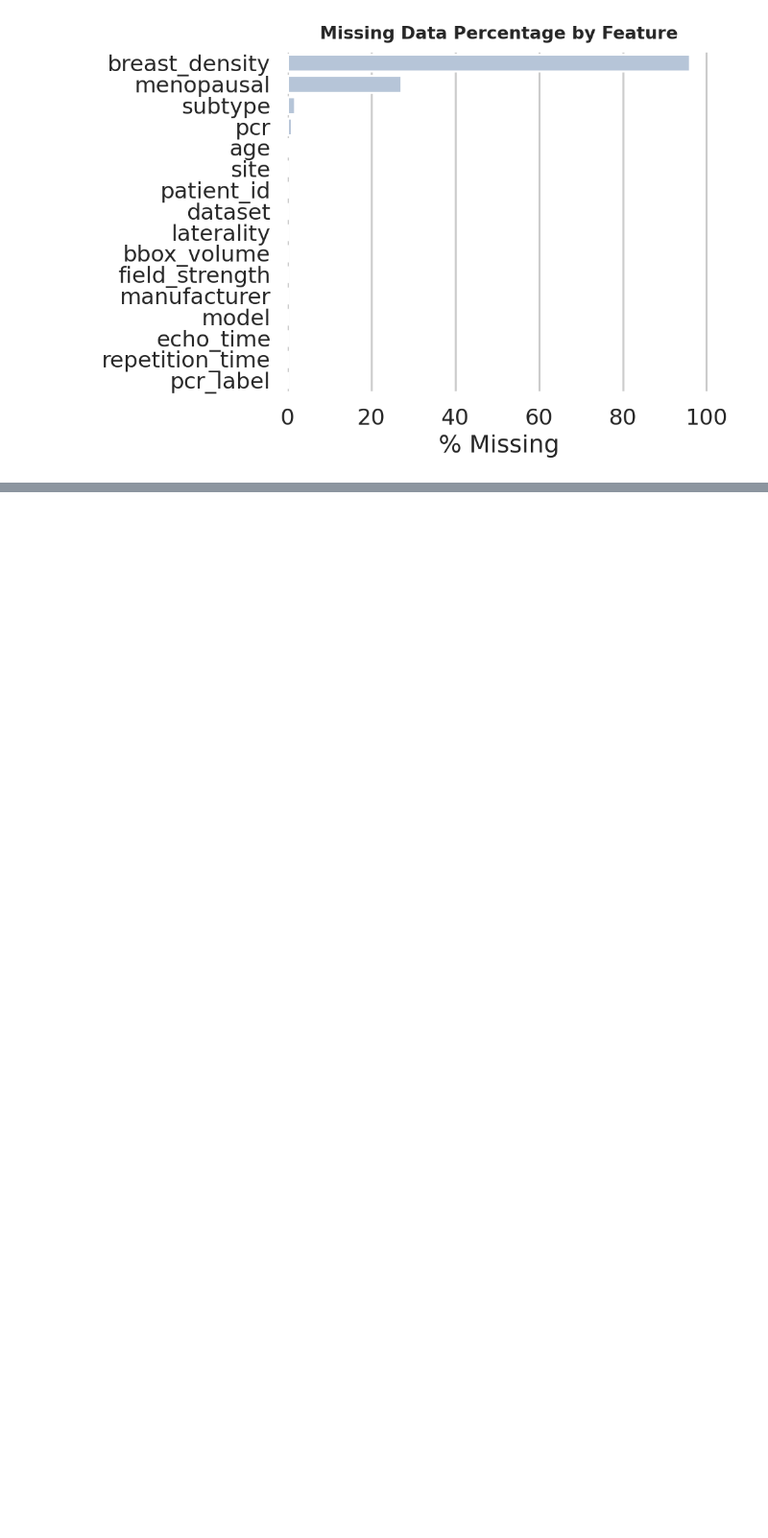
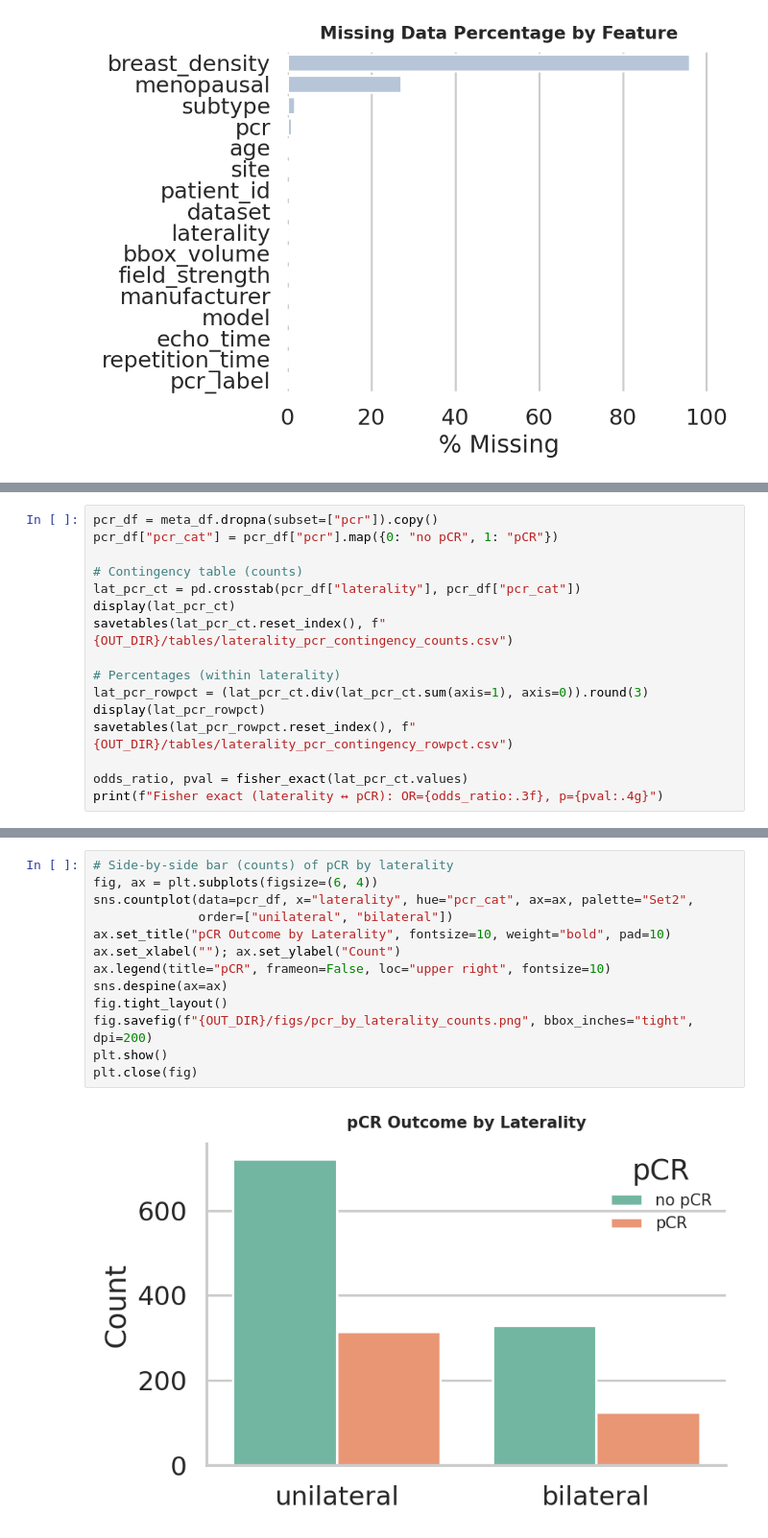
Before and after one commit to dsi-clinic/vanguard, a Jupyter notebook: Clinical and Imaging Exploration/exploration.ipynb, the cells around one changed output, grey strips where cells are left out. Shown: that part at 96% size. Drawn from its saved outputs; the diff is of its cells as text; blank space fills up the shorter version.

```diff
--- a/Clinical and Imaging Exploration/exploration.ipynb
+++ b/Clinical and Imaging Exploration/exploration.ipynb
@@ -575,0 +544,16 @@ savetables(missing_summary, f"{OUT_DIR}/tables/missing_summary.csv")
+# %%
+pcr_df = meta_df.dropna(subset=["pcr"]).copy()
+pcr_df["pcr_cat"] = pcr_df["pcr"].map({0: "no pCR", 1: "pCR"})
+
+# Contingency table (counts)
+lat_pcr_ct = pd.crosstab(pcr_df["laterality"], pcr_df["pcr_cat"])
+display(lat_pcr_ct)
+savetables(lat_pcr_ct.reset_index(), f"{OUT_DIR}/tables/laterality_pcr_contingency_counts.csv")
+
+# Percentages (within laterality)
+lat_pcr_rowpct = (lat_pcr_ct.div(lat_pcr_ct.sum(axis=1), axis=0)).round(3)
+display(lat_pcr_rowpct)
+savetables(lat_pcr_rowpct.reset_index(), f"{OUT_DIR}/tables/laterality_pcr_contingency_rowpct.csv")
+
+odds_ratio, pval = fisher_exact(lat_pcr_ct.values)
+print(f"Fisher exact (laterality ↔ pCR): OR={odds_ratio:.3f}, p={pval:.4g}")
@@ -575,0 +570,15 @@ savetables(missing_summary, f"{OUT_DIR}/tables/missing_summary.csv")
+# %%
+# Side-by-side bar (counts) of pCR by laterality
+fig, ax = plt.subplots(figsize=(6, 4))
+sns.countplot(data=pcr_df, x="laterality", hue="pcr_cat", ax=ax, palette="Set2",
+              order=["unilateral", "bilateral"])
+ax.set_title("pCR Outcome by Laterality", fontsize=10, weight="bold", pad=10)
+ax.set_xlabel(""); ax.set_ylabel("Count")
+ax.legend(title="pCR", frameon=False, loc="upper right", fontsize=10)
+sns.despine(ax=ax)
+fig.tight_layout()
+fig.savefig(f"{OUT_DIR}/figs/pcr_by_laterality_counts.png", bbox_inches="tight", dpi=200)
+plt.show()
+plt.close(fig)
+# %% [output]
+[figure, added]
```
Also changed, not shown: parts of 7 cells of this notebook, 3 other files.
